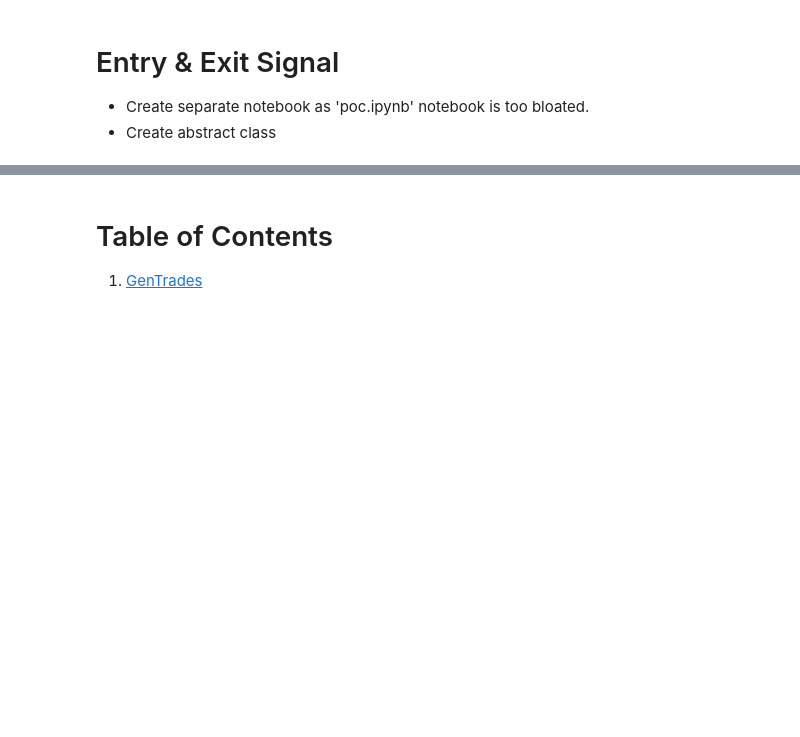
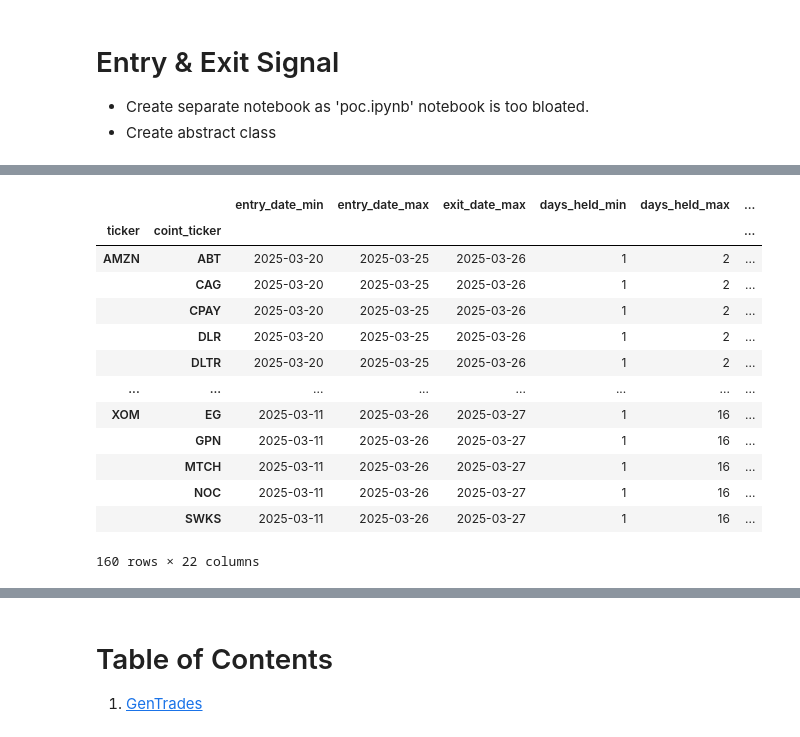
Before and after one commit to CKAbundant/sentiment, a Jupyter notebook: signal.ipynb, the cells around one changed output, grey strips where cells are left out. Drawn from its saved outputs; the diff is of its cells as text; code cells hidden in the pictures; blank space fills up the shorter version.

```diff
--- a/signal.ipynb
+++ b/signal.ipynb
@@ -84,0 +133,18 @@ pd.read_csv("./data/results/2025-04-01/top_15_tickers.csv")
+# %%
+df.columns = ["_".join(col_tuple) for col_tuple in df.columns]
+df
+# %% [output]
+|  |  | entry_date_min | entry_date_max | exit_date_max | days_held_min | days_held_max | ... |
+| ticker | coint_ticker |  |  |  |  |  | ... |
+| AMZN | ABT | 2025-03-20 | 2025-03-25 | 2025-03-26 | 1 | 2 | ... |
+|  | CAG | 2025-03-20 | 2025-03-25 | 2025-03-26 | 1 | 2 | ... |
+|  | CPAY | 2025-03-20 | 2025-03-25 | 2025-03-26 | 1 | 2 | ... |
+|  | DLR | 2025-03-20 | 2025-03-25 | 2025-03-26 | 1 | 2 | ... |
+|  | DLTR | 2025-03-20 | 2025-03-25 | 2025-03-26 | 1 | 2 | ... |
+| ... | ... | ... | ... | ... | ... | ... | ... |
+| XOM | EG | 2025-03-11 | 2025-03-26 | 2025-03-27 | 1 | 16 | ... |
+|  | GPN | 2025-03-11 | 2025-03-26 | 2025-03-27 | 1 | 16 | ... |
+|  | MTCH | 2025-03-11 | 2025-03-26 | 2025-03-27 | 1 | 16 | ... |
+|  | NOC | 2025-03-11 | 2025-03-26 | 2025-03-27 | 1 | 16 | ... |
+|  | SWKS | 2025-03-11 | 2025-03-26 | 2025-03-27 | 1 | 16 | ... |
+160 rows × 22 columns
```
Also changed, not shown: parts of 11 cells of this notebook, 12 other files.
